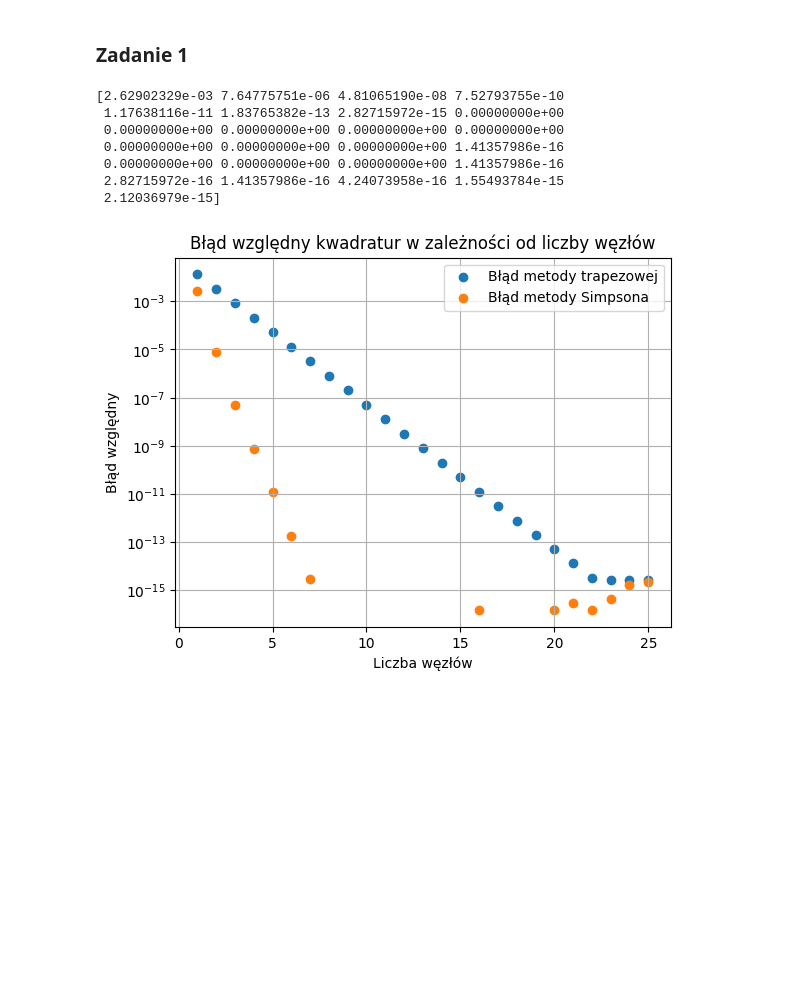
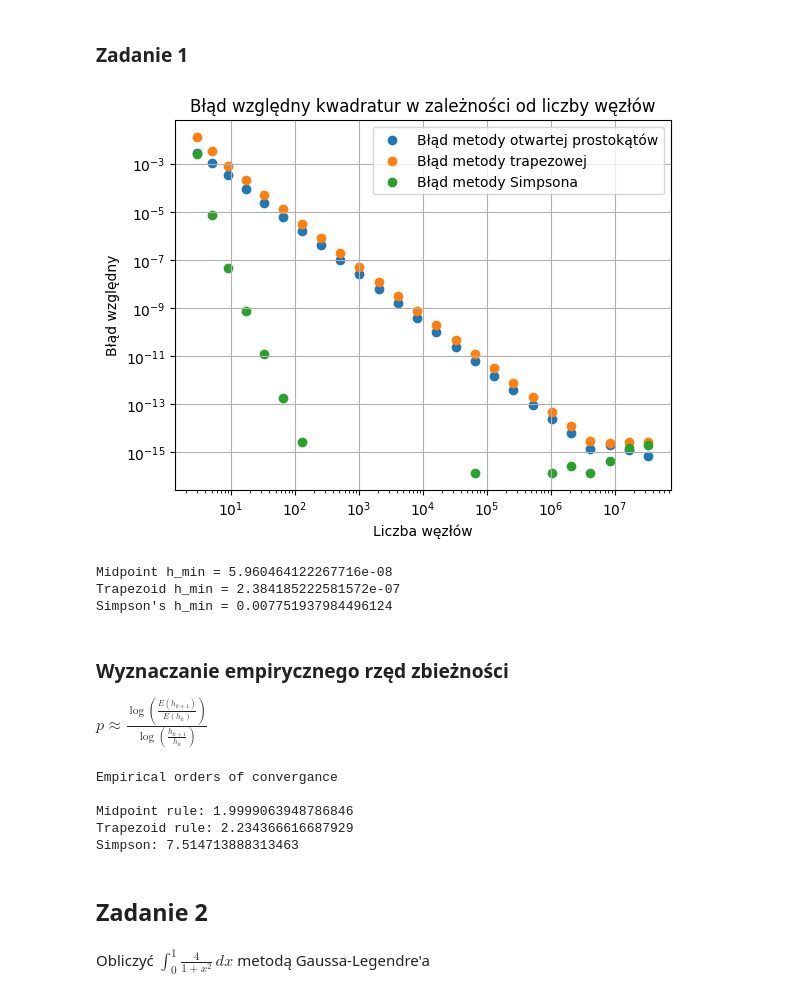
Before and after one commit to memecat5/MOWNIT, a Jupyter notebook: lab6/lab6.ipynb, the cells around one changed output. Cells and saved outputs as stored; diff of their text form; code cells hidden in the pictures; blank space fills up the shorter version.

```diff
--- a/lab6/lab6.ipynb
+++ b/lab6/lab6.ipynb
@@ -10,39 +10,88 @@ import scipy.integrate
 def f(x):
     return 4 / (1 + x**2)
 
+midpoint_results = np.empty(25, dtype=np.double)
 trapz_results = np.empty(25, dtype=np.double)
 simps_results = np.empty(25, dtype=np.double)
+
+
+def midpoint(f, n):
+    h = 1 / n
+    x = np.linspace(h/2, 1-h/2, n)
+    return h * np.sum(f(x))
+
 
 for i in range(1, 26):
     # n - number of nodes
     n = 2 ** i + 1
     x = np.linspace(0, 1, n)
     y = f(x)
+    midpoint_results[i-1] = midpoint(f, len(x))
     trapz_results[i-1] = scipy.integrate.trapezoid(y, x)
     simps_results[i-1] = scipy.integrate.simpson(y, x=x)
 
 
 # calculate relative error
+midpoint_error = abs((midpoint_results - np.pi) / np.pi)
 trapz_error = abs((trapz_results - np.pi) / np.pi)
 simps_error = abs((simps_results - np.pi) / np.pi)
 # %%
 # draw
-xs = np.arange(1, 26, 1)
+xs = np.array([2 ** i + 1 for i in range(1, 26)])
+plt.scatter(xs, midpoint_error, label="Błąd metody otwartej prostokątów")
 plt.scatter(xs, trapz_error, label="Błąd metody trapezowej")
 plt.scatter(xs, simps_error, label="Błąd metody Simpsona")
 plt.xlabel("Liczba węzłów")
 plt.ylabel("Błąd względny")
+plt.xscale("log")
 plt.yscale("log")
 plt.title("Błąd względny kwadratur w zależności od liczby węzłów")
 plt.legend()
 plt.grid()
 plt.show()
 # %% [output]
-[2.62902329e-03 7.64775751e-06 4.81065190e-08 7.52793755e-10
- 1.17638116e-11 1.83765382e-13 2.82715972e-15 0.00000000e+00
- 0.00000000e+00 0.00000000e+00 0.00000000e+00 0.00000000e+00
- 0.00000000e+00 0.00000000e+00 0.00000000e+00 1.41357986e-16
- 0.00000000e+00 0.00000000e+00 0.00000000e+00 1.41357986e-16
- 2.82715972e-16 1.41357986e-16 4.24073958e-16 1.55493784e-15
- 2.12036979e-15]
-[figure, old version]
+[figure, new version]
+# %%
+def find_hmin(errors):
+    i = np.argmin(errors)
+    return 1 / (2 ** i + 1)
+
+print(f"Midpoint h_min = {find_hmin(midpoint_error)}")
+print(f"Trapezoid h_min = {find_hmin(trapz_error)}")
+print(f"Simpson's h_min = {find_hmin(simps_error)}")
+
+#porównanie z lab1?
+# %% [output]
+Midpoint h_min = 5.960464122267716e-08
+Trapezoid h_min = 2.384185222581572e-07
+Simpson's h_min = 0.007751937984496124
+# %% [markdown]
+### Wyznaczanie empirycznego rzęd zbieżności
+
+$ p \approx \frac{\log\left( \frac{E(h_{k+1})}{E(h_k)} \right)}{\log\left( \frac{h_{k+1}}{h_k} \right)} $
+# %%
+# the formula seems like its missing minus in front
+
+# calculating order of convergance for first m results
+m = 6
+assert(m < 7)   # or it fails with simpon having to divide by 0
+
+p_midpoint = np.mean(-np.log(midpoint_error[:m] / midpoint_error[1:m+1]) / np.log(xs[:m] / xs[1:m+1]))
+p_trapz = np.mean(-np.log(trapz_error[:m] / trapz_error[1:m+1]) / np.log(xs[:m] / xs[1:m+1]))
+p_simps = np.mean(-np.log(simps_error[:m] / simps_error[1:m+1]) / np.log(xs[:m] / xs[1:m+1]))
+
+
+print("Empirical orders of convergance\n")
+print(f"Midpoint rule: {p_midpoint}")
+print(f"Trapezoid rule: {p_trapz}")
+print(f"Simpson: {p_simps}")
+# %% [output]
+Empirical orders of convergance
+
+Midpoint rule: 1.9999063948786846
+Trapezoid rule: 2.234366616687929
+Simpson: 7.514713888313463
+# %% [markdown]
+## Zadanie 2
+# %% [markdown]
+Obliczyć $ \int_{0}^{1} \frac{4}{1 + x^2} \, dx $ metodą Gaussa-Legendre'a
```
Also changed, not shown: parts of 2 cells of this notebook.
